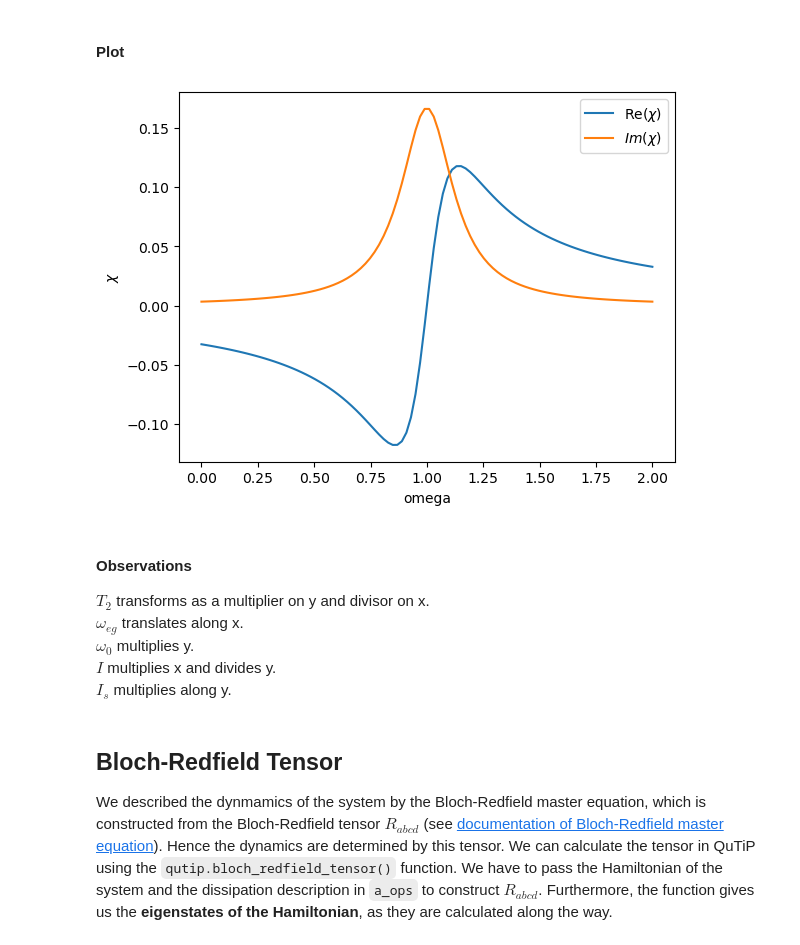
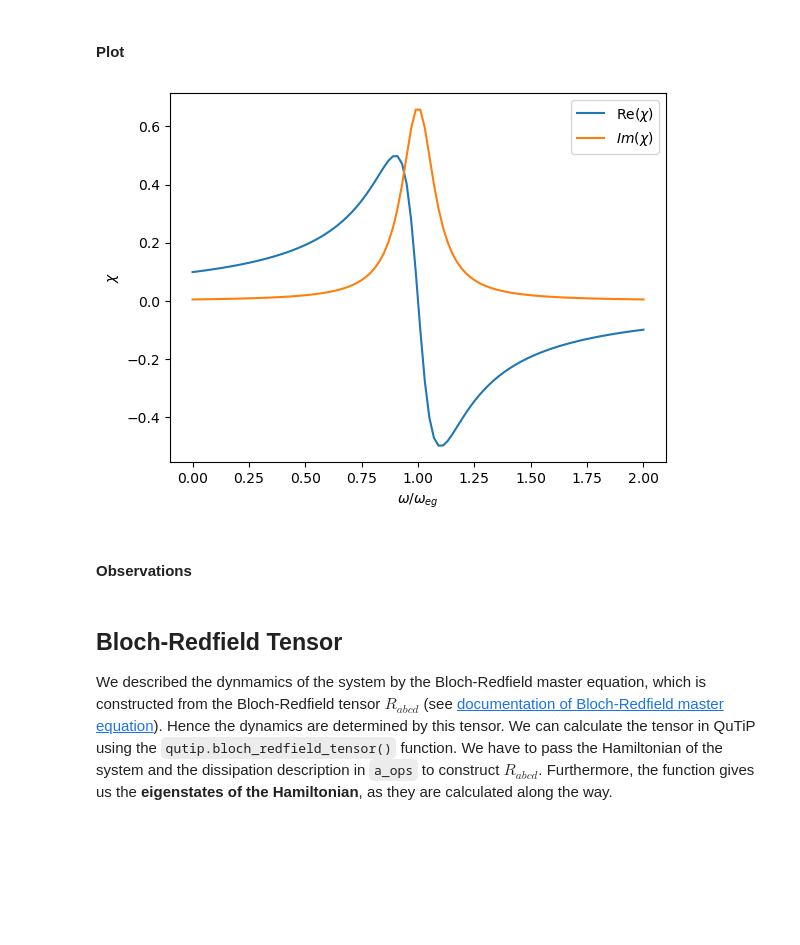
Before and after one commit to asaunders-uob/Rydberg, a Jupyter notebook: PyCode/Bloch Sphere TLS.ipynb, the cells around one changed output. Drawn from its saved outputs; the diff is of its cells as text; code cells hidden in the pictures; blank space fills up the shorter version.

```diff
--- a/PyCode/Bloch Sphere TLS.ipynb
+++ b/PyCode/Bloch Sphere TLS.ipynb
@@ -36,6 +48,10 @@ Furthermore, we define a constant dissipation rate to the environment $\gamma$.
 # %%
-epsilon = 0.5 * 2 * np.pi
-gamma = 0.5
+# epsilon = 0.5 * 2 * np.pi
+
+Rabi_freq = 1
+detuning = 1000
+
+gamma = 1
 times = np.linspace(0, 10, 1500)
 # %% [markdown]
 Setup the Hamiltonian, initial state and collapse operators for the `qutip.mesolve()` function. We choose a superposition of states as initial state and want to observe the expectation values of $\sigma_x, \sigma_y, \sigma_z$.
@@ -173,31 +193,35 @@ Using units $\hbar, \epsilon_0, |\vec{M}|^2 = 1$
 omega_eg = 10
 omega_0 = 1#unsaturated absorption
 T_2 = 1
-N=1 # number of atoms per unit vol
+N=1 # nuber density
 I = 1
 I_s = 1
 omega = np.linspace(0,20,100)
+detuning = omega-omega_eg
 # %%
 Lorentzian = T_2**-2/(T_2**-2+(omega_eg-omega)**2)
 omega_s = omega_0/(1+I/I_s * Lorentzian) #staurated absorbtion
-real_chi = -N*omega_s*T_2**2*(omega_eg - omega)*Lorentzian/(3)
-imaginary_chi = N*omega_s*T_2*Lorentzian/3
+# real_chi1 = -N*omega_s*T_2**2*(omega_eg - omega)*Lorentzian/(3)
+# imaginary_chi1 = N*omega_s*T_2*Lorentzian/3
+
+real_chi = -N*Rabi_freq*detuning/(detuning**2+gamma*2/4+Rabi_freq**2/2)
+imaginary_chi = N*Rabi_freq*gamma/2/(detuning**2+gamma**2/4+Rabi_freq**2/2)
 # %% [markdown]
 #### Plot
 # %%
 plt.plot(omega/omega_eg,real_chi, label = "Re($\chi$)")
 plt.plot(omega/omega_eg,imaginary_chi, label = "$Im(\chi)$")
 # plt.plot(omega/omega_eg,np.hypot(real_chi, imaginary_chi), label = "$|\chi|$")
-plt.legend(), plt.xlabel("omega"), plt.ylabel("$\chi$");
+plt.legend(), plt.xlabel("$\omega /\omega_{eg}$"), plt.ylabel("$\chi$");
 # %% [output]
-[figure, old version]
+[figure, new version]
 # %% [markdown]
 #### Observations
-$T_2$ transforms as a multiplier on y and divisor on x.<br>
+<!-- $T_2$ transforms as a multiplier on y and divisor on x.<br>
 $\omega_{eg}$ translates along x.<br>
 $\omega_0$ multiplies y.<br>
 $I$ multiplies x and divides y.<br>
-$I_s$ multiplies along y.<br>
+$I_s$ multiplies along y.<br> -->
 # %% [markdown]
 ## Bloch-Redfield Tensor
 
```
Also changed, not shown: parts of 9 cells of this notebook.
